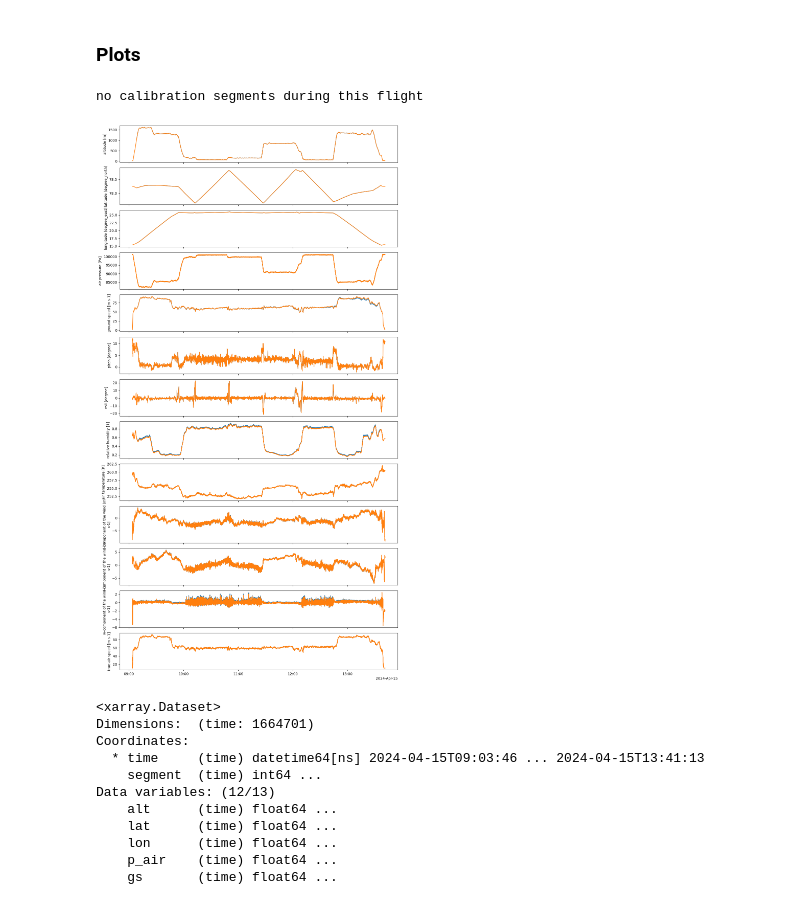
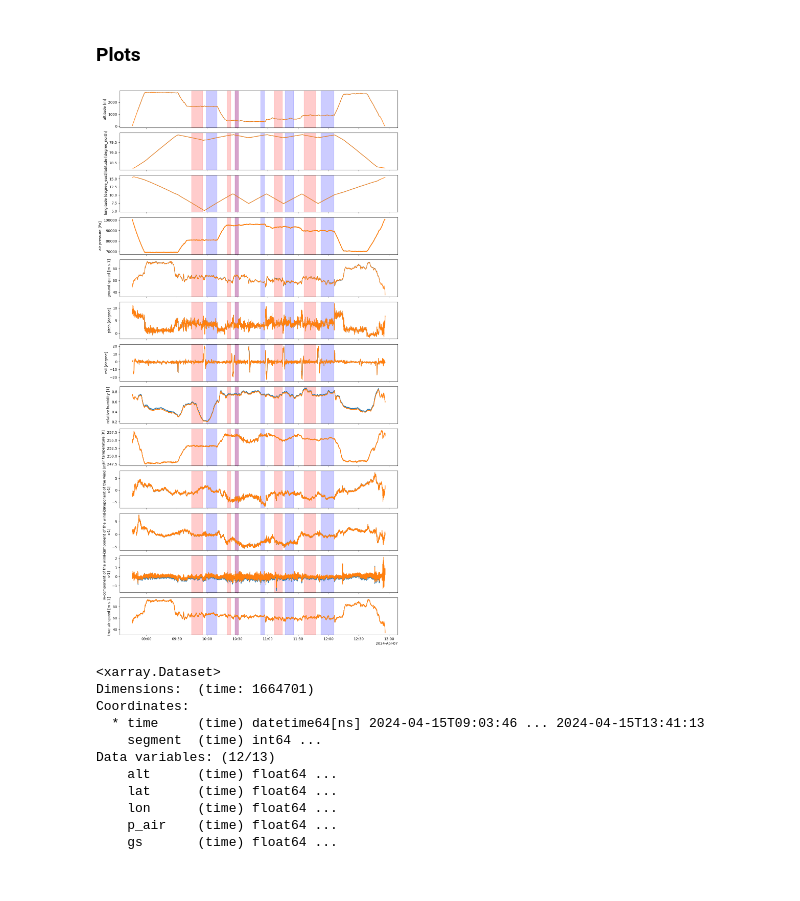
Before and after one commit to LauraKoehler/bacsam2_processing, a Jupyter notebook: notebooks/Quicklooks_bacsam2.ipynb, the cells around one changed output. Drawn from its saved outputs; the diff is of its cells as text; code cells hidden in the pictures.

```diff
--- a/notebooks/Quicklooks_bacsam2.ipynb
+++ b/notebooks/Quicklooks_bacsam2.ipynb
@@ -190,7 +190,7 @@ def plot_wind_arrows_3d(lat, lon, u, v, w, alt, flight,
 # %%
 compare2joerg = True
 # %%
-flight = 5
+flight = 1
 config_fn = "/Users/lakoeh001/AWI/Programmierung/bacsam2_processing/config_bacsam2.yaml"
 config = import_dictionary(config_fn)
 
@@ -229,35 +229,34 @@ if compare2joerg:
     varnames_joerg = { 'alt': 'h', 'lat': 'lat', 'lon':'lon', 'p_air':'p', 'gs':'gs', 'pitch':'pitch', 'roll':'roll', 'rh':'rh', 't_air': 'T', 'u':'u', 'v': 'v', 'w':'w', 'taspd':'tas'}
     for v, ax in zip(list(proc.keys()), fig.get_axes()):
         if v == "rh":
             data2plot = ref[varnames_joerg[v]] /100
         elif v == "t_air":
             data2plot = ref[varnames_joerg[v]] + 273.15
         elif v == "p_air":
             data2plot = ref[varnames_joerg[v]] *100
         else:
             data2plot = ref[varnames_joerg[v]]
         data2plot.sel(time = slice(proc.time.min() + np.timedelta64(5,"m"),proc.time.max() - np.timedelta64(5,"m"))).plot(ax = ax)
 
 for v, ax in zip(list(proc.keys()), fig.get_axes()):
     proc[v].plot(ax = ax)
     ax.set_xlabel("")
 
 for ax in fig.get_axes():
     for key, val in cal_segs.items():
         start = val['start']
         stop = val['stop']
 
         # optional: different colors for "out" vs "ret"
         color = 'red' if 'out' in key else 'blue'
 
         ax.axvspan(start, stop, alpha=0.2, color=color)
 
 plt.tight_layout()
 
 #plt.savefig(f"{campaign_dir}/Prozessierung/plots/BACSAM2_noseboom_RF{flight:02}.png")
 # %% [output]
-no calibration segments during this flight
-[figure, old version]
+[figure, new version]
 # %%
 proc
 # %% [output]
```
Also changed, not shown: 4 other files.
